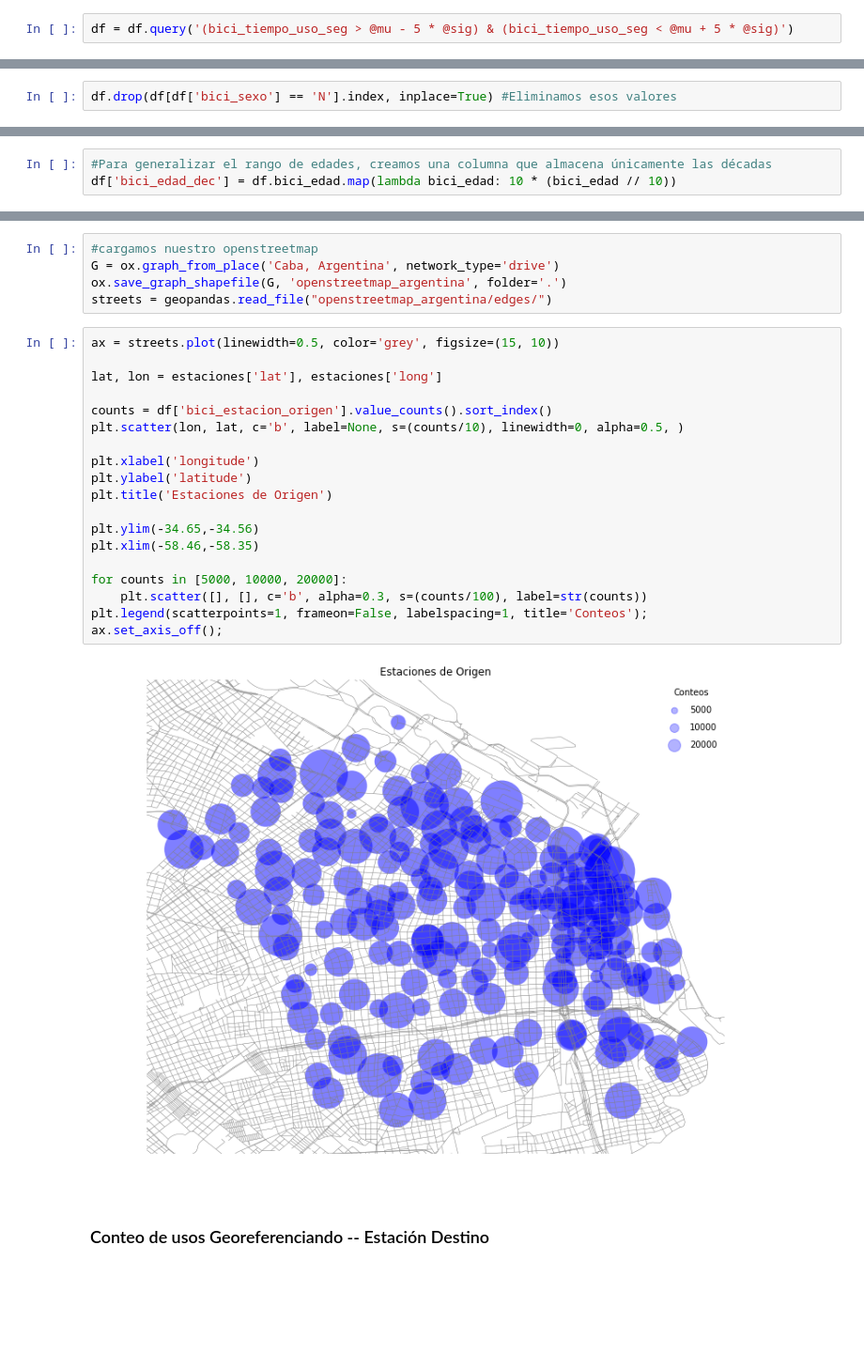
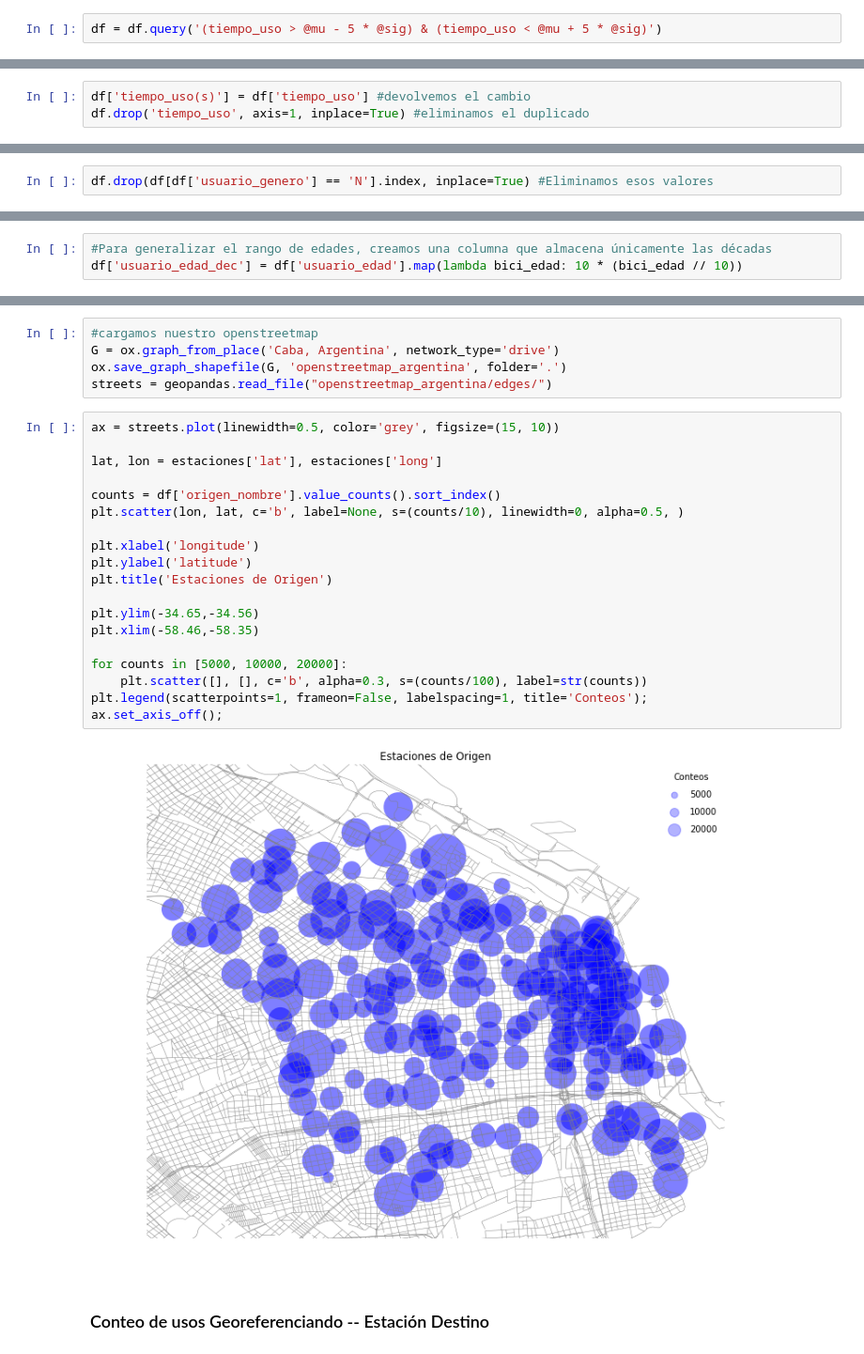
Before and after one commit to pydarg/CABA_MyT_BicicletasPublicas, a Jupyter notebook: notebooks/05.01-DF_2018.ipynb, the cells around one changed output, grey strips where cells are left out. Shown at 94% size. Cells and saved outputs as stored; diff of their text form; blank space fills up the shorter version.

```diff
--- a/notebooks/05.01-DF_2018.ipynb
+++ b/notebooks/05.01-DF_2018.ipynb
@@ -213,5 +219,5 @@ quartiles
 # %% [output]
 array([ 716., 1119., 1892.])
 # %%
-df = df.query('(bici_tiempo_uso_seg > @mu - 5 * @sig) & (bici_tiempo_uso_seg < @mu + 5 * @sig)')
+df = df.query('(tiempo_uso > @mu - 5 * @sig) & (tiempo_uso < @mu + 5 * @sig)')
 # %% [markdown]
@@ -230,0 +225,3 @@ Name: bici_tiempo_uso, dtype: object
+# %%
+df['tiempo_uso(s)'] = df['tiempo_uso'] #devolvemos el cambio
+df.drop('tiempo_uso', axis=1, inplace=True) #eliminamos el duplicado
@@ -249,7 +256,7 @@ garb[:3]
 # %% [markdown]
 Los valores **N**, corresponden unicamente a esos tres `id_usuario`
 # %%
-df.drop(df[df['bici_sexo'] == 'N'].index, inplace=True) #Eliminamos esos valores
+df.drop(df[df['usuario_genero'] == 'N'].index, inplace=True) #Eliminamos esos valores
 # %% [markdown]
 ## saved Kernel 1
 # %%
@@ -284,6 +291,6 @@ g.set_xticklabels(['Enero','Febrero','Marzo','Abril','Mayo','Junio','Julio','Ago
 ### Frecuencia de uso en función de los meses, adicionando las edades en décadas
 # %%
 #Para generalizar el rango de edades, creamos una columna que almacena únicamente las décadas
-df['bici_edad_dec'] = df.bici_edad.map(lambda bici_edad: 10 * (bici_edad // 10))
+df['usuario_edad_dec'] = df['usuario_edad'].map(lambda bici_edad: 10 * (bici_edad // 10))
 # %%
 with sns.axes_style('white'):
@@ -316,24 +323,24 @@ streets = geopandas.read_file("openstreetmap_argentina/edges/")
 # %%
 ax = streets.plot(linewidth=0.5, color='grey', figsize=(15, 10))
 
 lat, lon = estaciones['lat'], estaciones['long']
 
-counts = df['bici_estacion_origen'].value_counts().sort_index()
+counts = df['origen_nombre'].value_counts().sort_index()
 plt.scatter(lon, lat, c='b', label=None, s=(counts/10), linewidth=0, alpha=0.5, )
 
 plt.xlabel('longitude')
 plt.ylabel('latitude')
 plt.title('Estaciones de Origen')
 
 plt.ylim(-34.65,-34.56)
 plt.xlim(-58.46,-58.35)
 
 for counts in [5000, 10000, 20000]:
     plt.scatter([], [], c='b', alpha=0.3, s=(counts/100), label=str(counts))
 plt.legend(scatterpoints=1, frameon=False, labelspacing=1, title='Conteos');
 ax.set_axis_off();
 # %% [output]
-[figure, old version]
+[figure, new version]
 # %% [markdown]
 ### Conteo de usos Georeferenciando -- Estación Destino
 # %%
```
Also changed, not shown: parts of 30 cells of this notebook.
